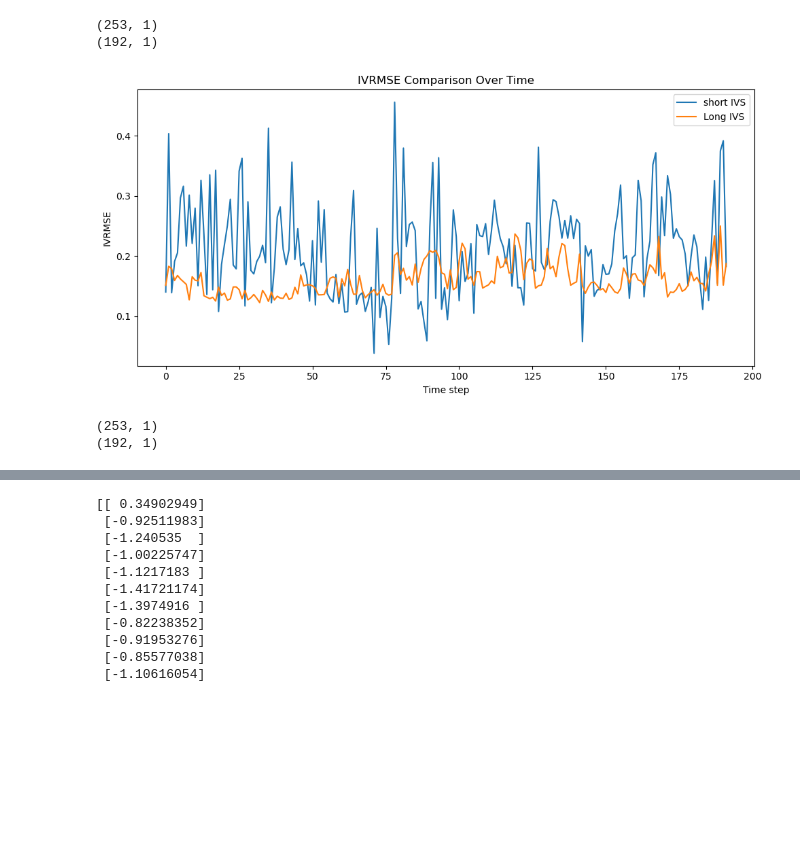
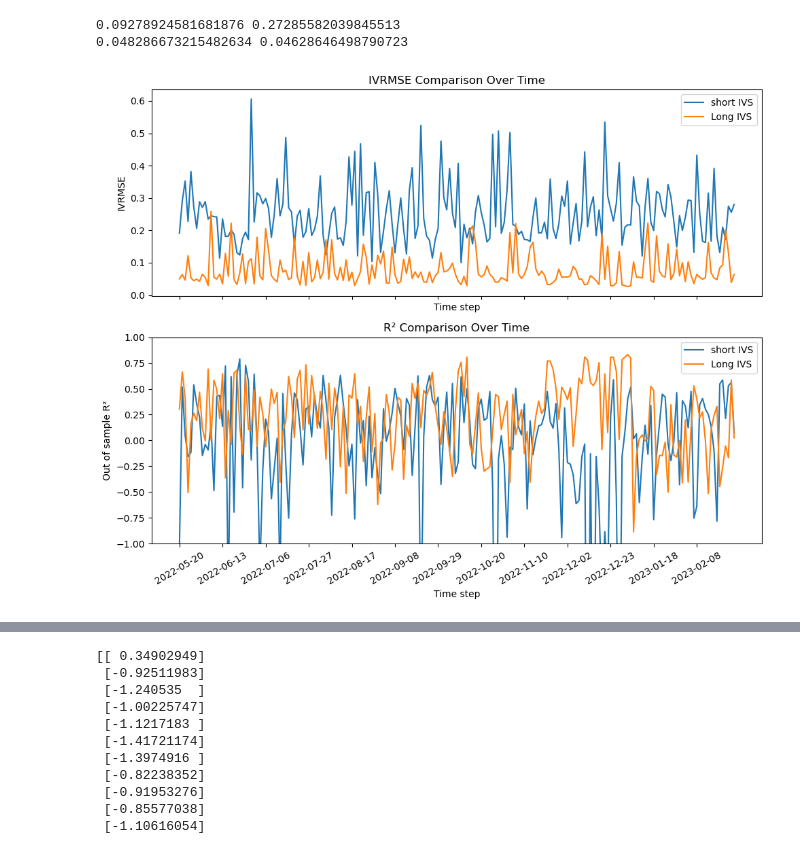
Before and after one commit to liunuosu/option_pricing, a Jupyter notebook: results.ipynb, the cells around one changed output, grey strips where cells are left out. Cells and saved outputs as stored; diff of their text form; code cells hidden in the pictures; blank space fills up the shorter version.

```diff
--- a/results.ipynb
+++ b/results.ipynb
@@ -30,9 +40,22 @@ plt.show()
+# %%
+result_file = "put_smooth_True_ws_5_h_1_2_7_4_fixed.npy"
 # %%
 # Lets make the graph that depicts IVRMSe and Roos for long vs short term maturity
-ivrmse_h_long = np.load('results/test_long_ttm/ivrmse_h/call_smooth_True_ws_5_h_1_2_7_4.npy')
-ivrmse_h_short = np.load('results/test_short_ttm/ivrmse_h/call_smooth_True_ws_21_h_1_VIX_VVIX_SKEW_RVOL_TMS_CRS_EPU_ADS.npy')
-print(ivrmse_h_long.shape)
-print(ivrmse_h_short.shape)
+ivrmse_long = np.load('results/test_long_ttm/ivrmse/' + result_file)
+ivrmse_short = np.load('results/test_short_ttm/ivrmse/' + result_file)
+ivrmse_h_long = np.load('results/test_long_ttm/ivrmse_h/' + result_file)
+ivrmse_h_short = np.load('results/test_short_ttm/ivrmse_h/' + result_file)
+roos_long = np.load('results/test_long_ttm/r_oos/' + result_file)
+roos_short = np.load('results/test_short_ttm/r_oos/' + result_file)
+roos_h_long = np.load('results/test_long_ttm/r_oos_h/' + result_file)
+roos_h_short = np.load('results/test_short_ttm/r_oos_h/' + result_file)
+
+surface_long = np.load('results/test_long_ttm/surface/' + result_file)
+surface_short = np.load('results/test_short_ttm/surface/' + result_file)
+surface_pred_long = np.load('results/test_long_ttm/surface_pred/' + result_file)
+surface_pred_short = np.load('results/test_short_ttm/surface_pred/' + result_file)
+
+df_test = pd.read_csv('data/final/evaluation/test_set.csv')
+df = df_test.drop_duplicates(subset='date', keep='last')
+T = ivrmse_h_short.shape[0]
+dates = df['date'].iloc[-T:].reset_index(drop=True)
-# %% [output]
-(253, 1)
-(192, 1)
@@ -43,24 +62,32 @@ time = np.arange(ivrmse_h_short.shape[0])
+# %%
+print(ivrmse_long, ivrmse_short)
+print(roos_long, roos_short)
+# %% [output]
+0.09278924581681876 0.27285582039845513
+0.048286673215482634 0.04628646498790723
 # %%
-plt.figure(figsize=(10, 5))
-plt.plot(time, ivrmse_h_short, label="short IVS")
-plt.plot(time, ivrmse_h_long, label="Long IVS")
-plt.xlabel("Time step")
-plt.ylabel("IVRMSE")
-plt.title("IVRMSE Comparison Over Time")
-plt.legend()
+fig, axs = plt.subplots(2, 1, figsize=(10, 8), sharex=True)  # sharex aligns the x-axis
+
+axs[0].plot(dates, ivrmse_h_short, label="short IVS")
+ivrmse_h_long = ivrmse_h_long[-ivrmse_h_short.shape[0]:]
+axs[0].plot(dates, ivrmse_h_long, label="Long IVS")
+axs[0].set_xlabel("Time step")
+axs[0].set_xticks(ticks=range(0, len(dates), 15), labels=dates[::15], rotation=30)
+axs[0].set_ylabel("IVRMSE")
+axs[0].set_title("IVRMSE Comparison Over Time")
+axs[0].legend()
+
+axs[1].plot(dates, roos_h_short, label="short IVS")
+roos_h_long = roos_h_long[-roos_h_short.shape[0]:]
+axs[1].plot(dates, roos_h_long, label="Long IVS")
+axs[1].set_xlabel("Time step")
+axs[1].set_xticks(ticks=range(0, len(dates), 15), labels=dates[::15], rotation=30)
+axs[1].set_ylabel("Out of sample R\u00b2")
+axs[1].set_title("R\u00b2 Comparison Over Time")
+axs[1].set_ylim(-1, 1)
+axs[1].legend()
+
 plt.tight_layout()
 plt.show()
 # %% [output]
-[figure, old version]
+[figure, new version]
-# %%
-# Lets make the graph that depicts IVRMSe and Roos for long vs short term maturity
-ivrmse_h_long = np.load('results/test_long_ttm/r_oos_h/call_smooth_True_ws_5_h_1_2_7_4.npy')
-ivrmse_h_short = np.load('results/test_short_ttm/r_oos_h/call_smooth_True_ws_21_h_1_VIX_VVIX_SKEW_RVOL_TMS_CRS_EPU_ADS.npy')
-print(ivrmse_h_long.shape)
-print(ivrmse_h_short.shape)
-# both have the same endpoint
-ivrmse_h_long = ivrmse_h_long[-ivrmse_h_short.shape[0]:]
-time = np.arange(ivrmse_h_short.shape[0])
-# %% [output]
-(253, 1)
-(192, 1)
```
Also changed, not shown: parts of 17 cells of this notebook, 8 other files.
